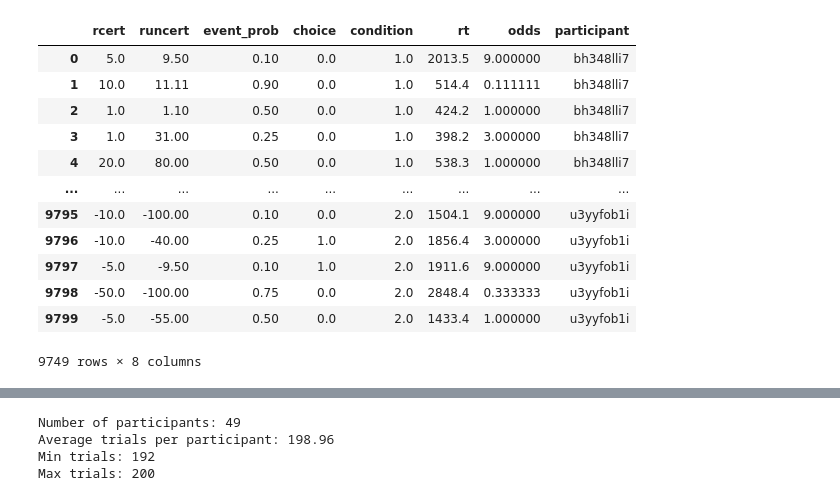
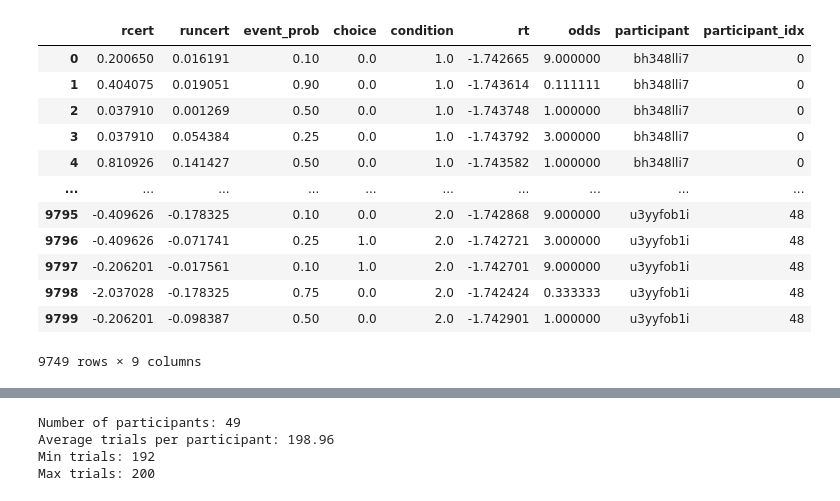
Before and after one commit to PrioteasaAndrei/comp-cogsci-delay-discounting, a Jupyter notebook: src/probabilistic_discounting.ipynb, the cells around one changed output, grey strips where cells are left out. Cells and saved outputs as stored; diff of their text form; code cells hidden in the pictures.

```diff
--- a/src/probabilistic_discounting.ipynb
+++ b/src/probabilistic_discounting.ipynb
@@ -4,19 +4,19 @@ import numpy as np
 from utils import *
 import pytensor.tensor as pt  # Import PyTensor (Theano backend)
 # %%
-df = read_dd_data('../data/PD_data')
+df, scaling_factors = read_dd_data('../data/PD_data',standardize=True)
 df
 # %% [output]
-|  | rcert | runcert | event_prob | choice | condition | rt | odds | participant |
-| 0 | 5.0 | 9.50 | 0.10 | 0.0 | 1.0 | 2013.5 | 9.000000 | bh348lli7 |
-| 1 | 10.0 | 11.11 | 0.90 | 0.0 | 1.0 | 514.4 | 0.111111 | bh348lli7 |
-| 2 | 1.0 | 1.10 | 0.50 | 0.0 | 1.0 | 424.2 | 1.000000 | bh348lli7 |
-| 3 | 1.0 | 31.00 | 0.25 | 0.0 | 1.0 | 398.2 | 3.000000 | bh348lli7 |
-| 4 | 20.0 | 80.00 | 0.50 | 0.0 | 1.0 | 538.3 | 1.000000 | bh348lli7 |
-| ... | ... | ... | ... | ... | ... | ... | ... | ... |
-| 9795 | -10.0 | -100.00 | 0.10 | 0.0 | 2.0 | 1504.1 | 9.000000 | u3yyfob1i |
-| 9796 | -10.0 | -40.00 | 0.25 | 1.0 | 2.0 | 1856.4 | 3.000000 | u3yyfob1i |
-| 9797 | -5.0 | -9.50 | 0.10 | 1.0 | 2.0 | 1911.6 | 9.000000 | u3yyfob1i |
-| 9798 | -50.0 | -100.00 | 0.75 | 0.0 | 2.0 | 2848.4 | 0.333333 | u3yyfob1i |
-| 9799 | -5.0 | -55.00 | 0.50 | 0.0 | 2.0 | 1433.4 | 1.000000 | u3yyfob1i |
+|  | rcert | runcert | event_prob | choice | condition | rt | odds | participant | participant_idx |
+| 0 | 0.200650 | 0.016191 | 0.10 | 0.0 | 1.0 | -1.742665 | 9.000000 | bh348lli7 | 0 |
+| 1 | 0.404075 | 0.019051 | 0.90 | 0.0 | 1.0 | -1.743614 | 0.111111 | bh348lli7 | 0 |
+| 2 | 0.037910 | 0.001269 | 0.50 | 0.0 | 1.0 | -1.743748 | 1.000000 | bh348lli7 | 0 |
+| 3 | 0.037910 | 0.054384 | 0.25 | 0.0 | 1.0 | -1.743792 | 3.000000 | bh348lli7 | 0 |
+| 4 | 0.810926 | 0.141427 | 0.50 | 0.0 | 1.0 | -1.743582 | 1.000000 | bh348lli7 | 0 |
+| ... | ... | ... | ... | ... | ... | ... | ... | ... | ... |
+| 9795 | -0.409626 | -0.178325 | 0.10 | 0.0 | 2.0 | -1.742868 | 9.000000 | u3yyfob1i | 48 |
+| 9796 | -0.409626 | -0.071741 | 0.25 | 1.0 | 2.0 | -1.742721 | 3.000000 | u3yyfob1i | 48 |
+| 9797 | -0.206201 | -0.017561 | 0.10 | 1.0 | 2.0 | -1.742701 | 9.000000 | u3yyfob1i | 48 |
+| 9798 | -2.037028 | -0.178325 | 0.75 | 0.0 | 2.0 | -1.742424 | 0.333333 | u3yyfob1i | 48 |
+| 9799 | -0.206201 | -0.098387 | 0.50 | 0.0 | 2.0 | -1.742901 | 1.000000 | u3yyfob1i | 48 |
-9749 rows × 8 columns
+9749 rows × 9 columns
```
Also changed, not shown: parts of 18 cells of this notebook, 3 other files.
